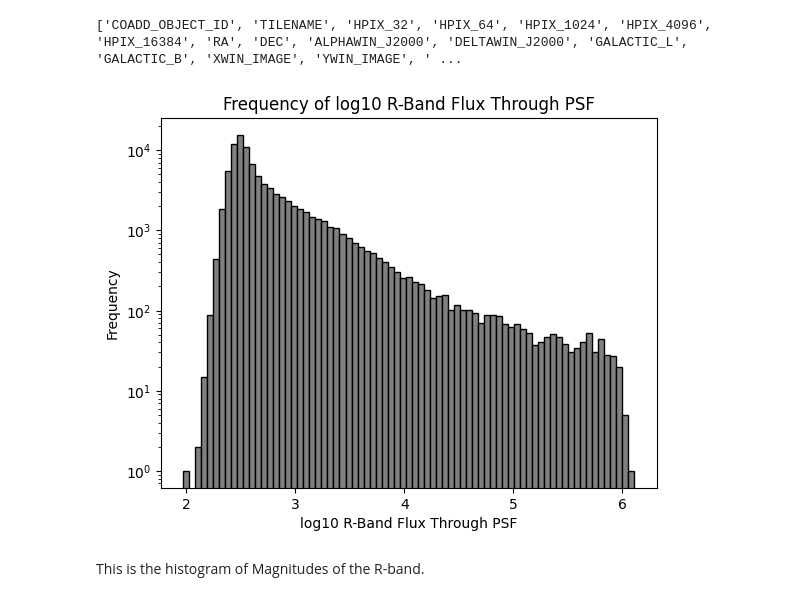
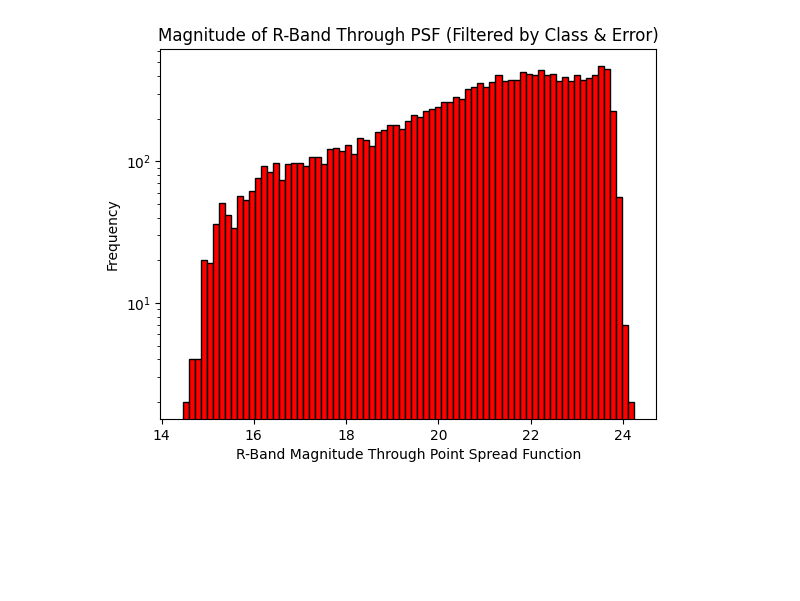
Before and after one commit to JoaoDPassos/brown-dwarf-search, a Jupyter notebook: OneDegExploration.ipynb, the cells around one changed output. Drawn from its saved outputs; the diff is of its cells as text; code cells hidden in the pictures; blank space fills up the shorter version.

```diff
--- a/OneDegExploration.ipynb
+++ b/OneDegExploration.ipynb
@@ -12,0 +8,4 @@ This is the Histogram of R-Band Flux on a logarithmic scale:
+# %%
+catalog = lsdb.read_hipscat('hipscat/des_one_deg/')
+df = catalog.compute()
+df
@@ -13,20 +69,11 @@ This is the Histogram of R-Band Flux on a logarithmic scale:
 # %%
-print(list(df.columns))
-rBandFlux = df['WAVG_FLUX_PSF_R']
-#Filtering out infinite vals
-is_finite = np.isfinite(rBandFlux)
-filteredRBandFlux = rBandFlux[is_finite]
-filteredRBandFlux = np.log10(filteredRBandFlux)
+filteredDf = df.query(bandFilterStrict(['R'], classStar = 0.95, spreadModel = None, magError = 0.05, flag = True, invalidMags = True))
 
 
-plt.hist((filteredRBandFlux), edgecolor = 'black', color = 'grey', bins = 75)
-plt.xlabel('log10 R-Band Flux Through PSF')
+plt.hist(filteredDf['WAVG_MAG_PSF_R'], edgecolor = 'black', color = 'red', bins = 75)
+plt.xlabel('R-Band Magnitude Through Point Spread Function')
 plt.ylabel('Frequency')
-plt.title('Frequency of log10 R-Band Flux Through PSF')
+plt.title('Magnitude of R-Band Through PSF (Filtered by Class & Error)')
 plt.yscale('log')
-#plt.xscale('log')
 # %% [output]
-['COADD_OBJECT_ID', 'TILENAME', 'HPIX_32', 'HPIX_64', 'HPIX_1024', 'HPIX_4096', 'HPIX_16384', 'RA', 'DEC', 'ALPHAWIN_J2000', 'DELTAWIN_J2000', 'GALACTIC_L', 'GALACTIC_B', 'XWIN_IMAGE', 'YWIN_IMAGE', ' ...
-[figure, old version]
+[figure, new version]
-# %% [markdown]
-This is the histogram of Magnitudes of the R-band.
```
Also changed, not shown: parts of 14 cells of this notebook, 1 other file.
